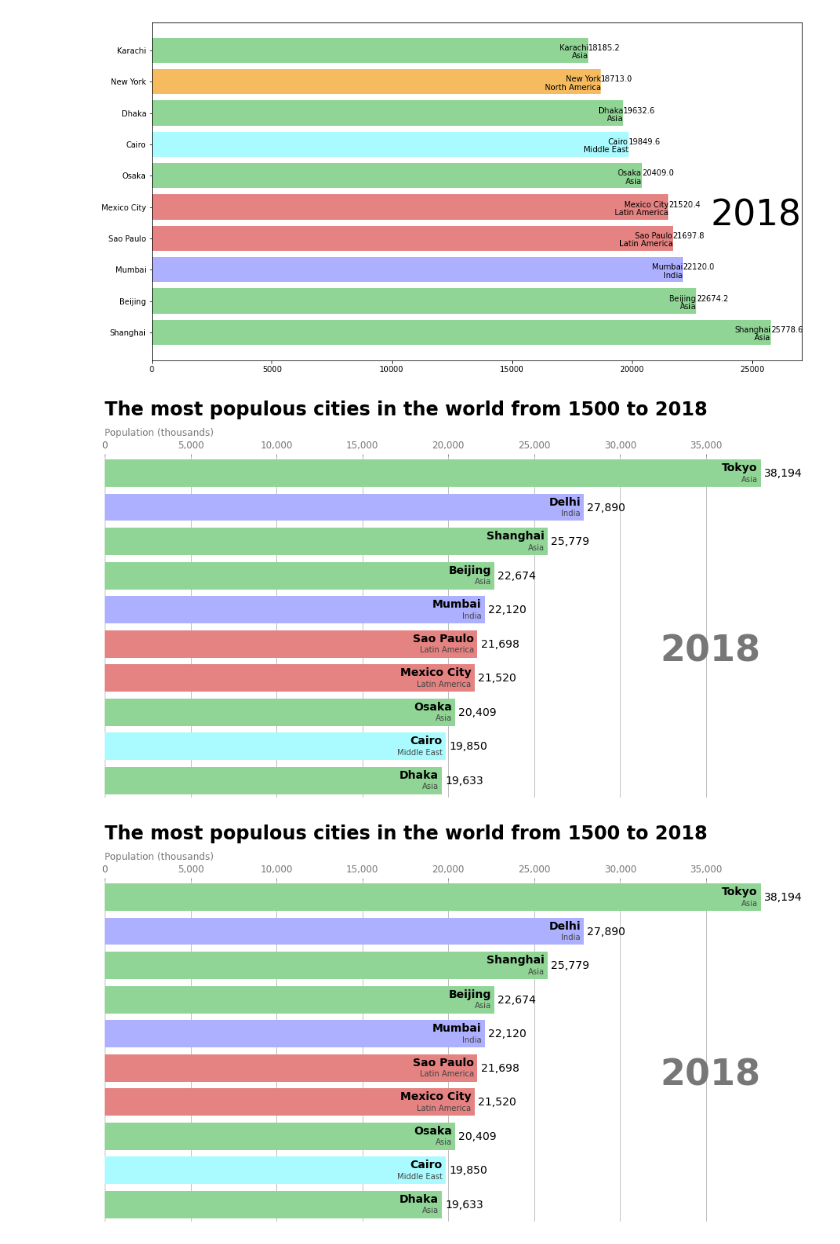
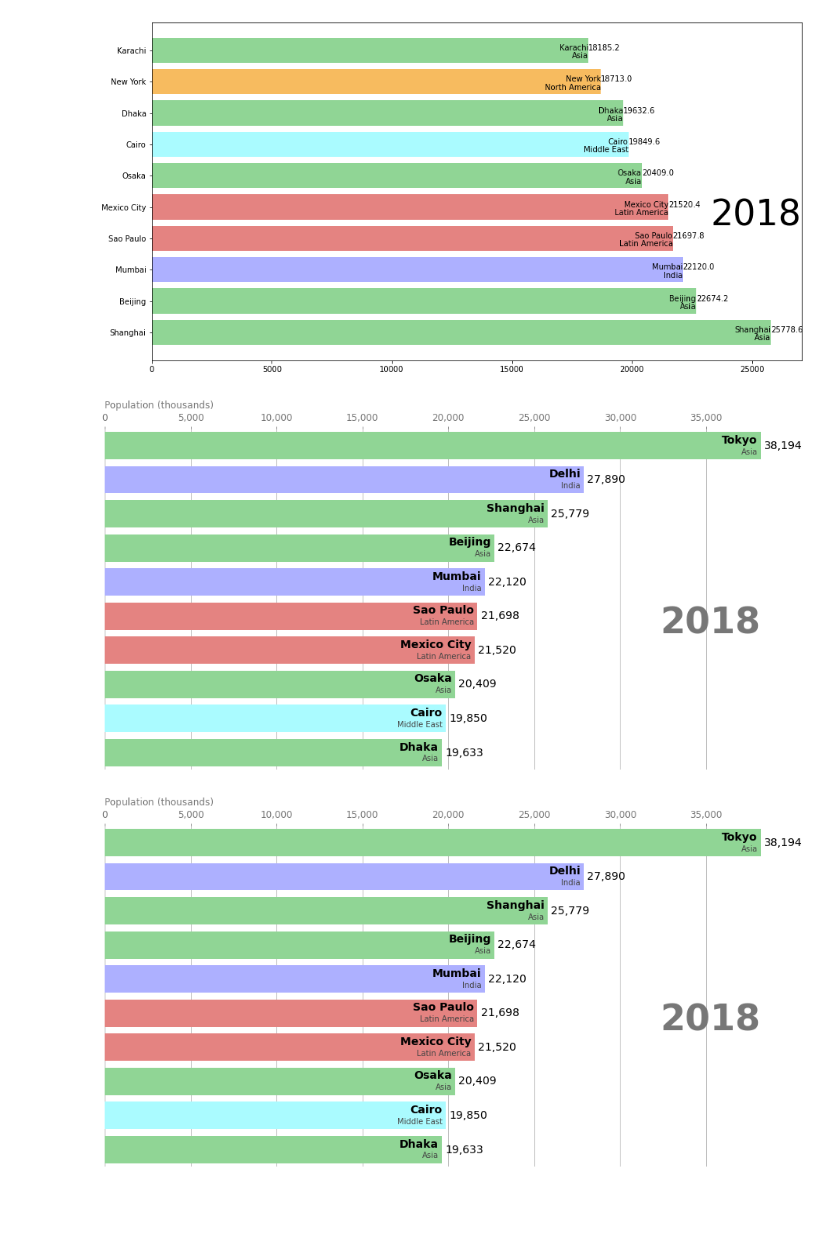
Before and after one commit to dgo2dance/descart, a Jupyter notebook: 动态可视化代码.ipynb, the cells around one changed output. Drawn from its saved outputs; the diff is of its cells as text; code cells hidden in the pictures; blank space fills up the shorter version.

```diff
--- a/动态可视化代码.ipynb
+++ b/动态可视化代码.ipynb
@@ -66,33 +66,33 @@ Text(1, 0.4, '2018')
 # %%
 fig, ax = plt.subplots(figsize=(15, 8))
 def draw_barchart(year):
     dff = df[df['year'].eq(year)].sort_values(by='value', ascending=True).tail(10)
     ax.clear()
     ax.barh(dff['name'], dff['value'], color=[colors[group_lk[x]] for x in dff['name']])
     dx = dff['value'].max() / 200
     for i, (value, name) in enumerate(zip(dff['value'], dff['name'])):
         ax.text(value-dx, i,     name,           size=14, weight=600, ha='right', va='bottom')
         ax.text(value-dx, i-.25, group_lk[name], size=10, color='#444444', ha='right', va='baseline')
         ax.text(value+dx, i,     f'{value:,.0f}',  size=14, ha='left',  va='center')
     # ... polished styles
     ax.text(1, 0.4, year, transform=ax.transAxes, color='#777777', size=46, ha='right', weight=800)
     ax.text(0, 1.06, 'Population (thousands)', transform=ax.transAxes, size=12, color='#777777')
     ax.xaxis.set_major_formatter(ticker.StrMethodFormatter('{x:,.0f}'))
     ax.xaxis.set_ticks_position('top')
     ax.tick_params(axis='x', colors='#777777', labelsize=12)
     ax.set_yticks([])
     ax.margins(0, 0.01)
     ax.grid(which='major', axis='x', linestyle='-')
     ax.set_axisbelow(True)
-    ax.text(0, 1.12, 'The most populous cities in the world from 1500 to 2018',
-            transform=ax.transAxes, size=24, weight=600, ha='left')
+  #  ax.text(0, 1.12, 'The most populous cities in the world from 1500 to 2018',
+  #          transform=ax.transAxes, size=24, weight=600, ha='left')
 #     ax.text(1, 0, 'by QIML', transform=ax.transAxes, ha='right',
 #             color='#777777', bbox=dict(facecolor='white', alpha=0.8, edgecolor='white'))
     plt.box(False)
 
 draw_barchart(2018)
 # %% [output]
-[figure, old version]
+[figure, new version]
 # %%
 import matplotlib.animation as animation
 from IPython.display import HTML
@@ -102,7 +102,7 @@ fig, ax = plt.subplots(figsize=(15, 8))
 animator = animation.FuncAnimation(fig, draw_barchart, frames=range(1968, 2019))
 HTML(animator.to_jshtml())
 animator.save('test_animation.gif',writer='pillow')
-animator.save('test_animation.gif',writer='imagemagick')
+animator.save('test_animation_1.gif',writer='imagemagick')
 # or use animator.to_html5_video() or animator.save()
 # %% [output]
-[figure, old version]
+[figure, new version]
```
Also changed, not shown: 4 other files.
